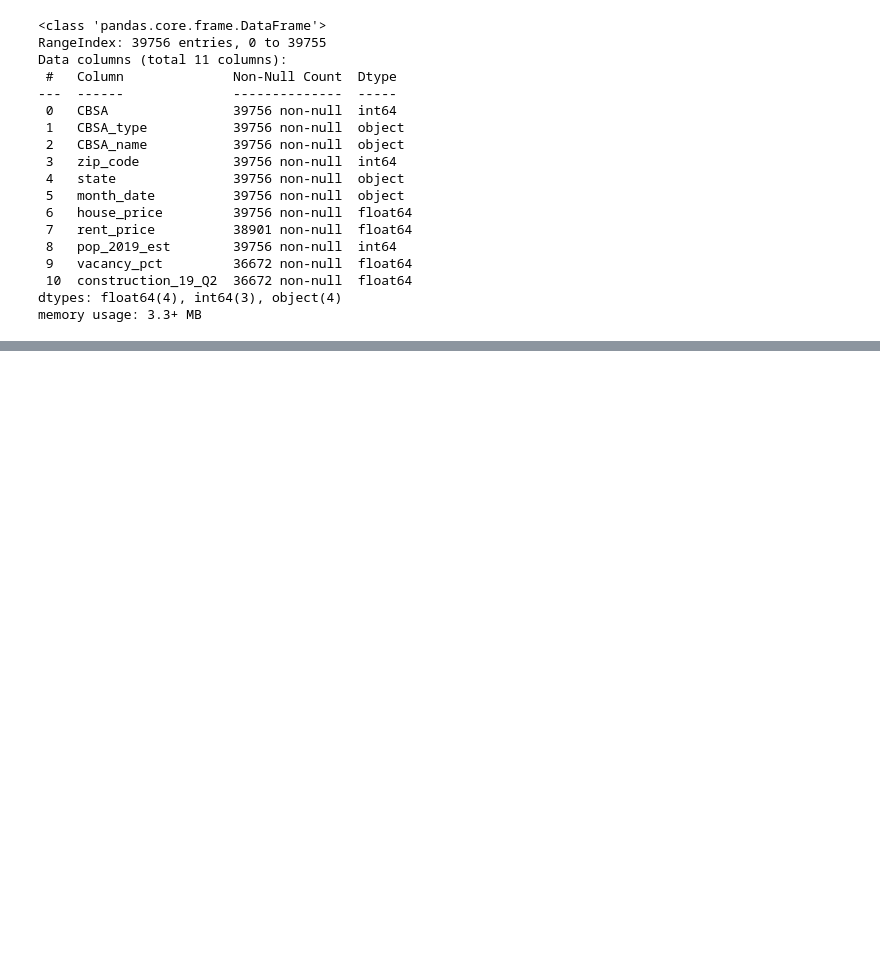
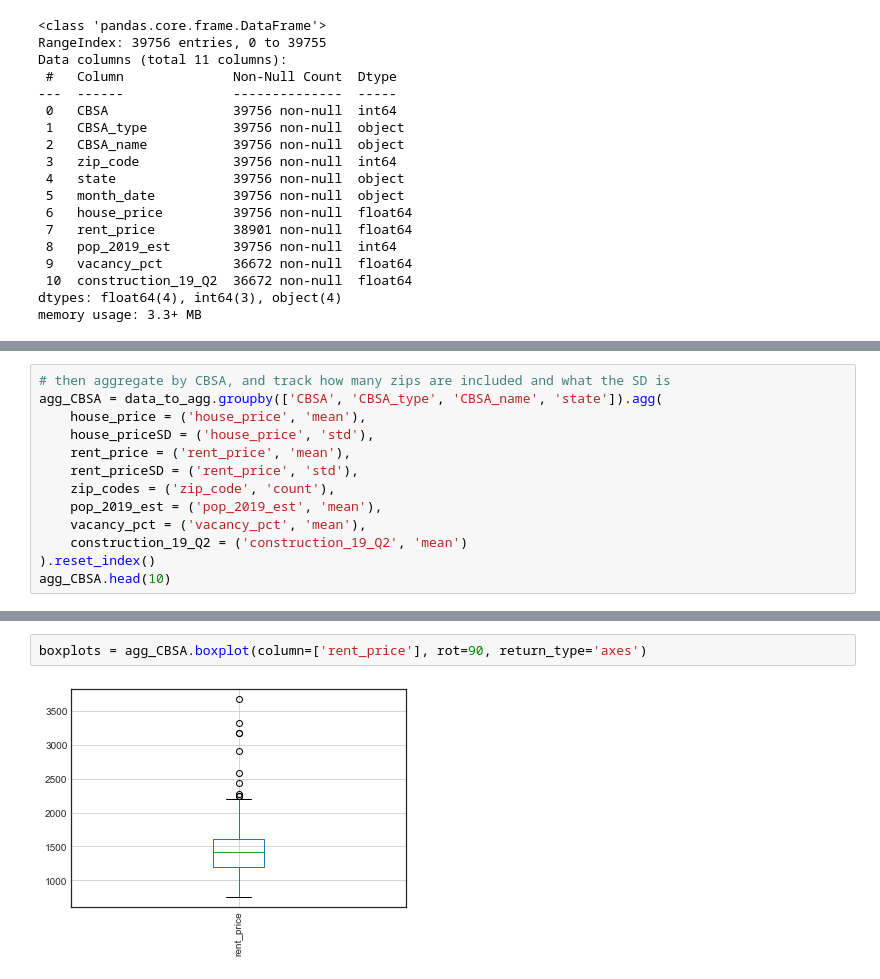
Before and after one commit to paultanger/realty-markets-analyzer, a Jupyter notebook: notebooks/aggregation.ipynb, the cells around one changed output, grey strips where cells are left out. Drawn from its saved outputs; the diff is of its cells as text; blank space fills up the shorter version.

```diff
--- a/notebooks/aggregation.ipynb
+++ b/notebooks/aggregation.ipynb
@@ -126,0 +253,13 @@ agg_zip = data_to_agg.groupby('zip_code')
+# %%
+# then aggregate by CBSA, and track how many zips are included and what the SD is
+agg_CBSA = data_to_agg.groupby(['CBSA', 'CBSA_type', 'CBSA_name', 'state']).agg(
+    house_price = ('house_price', 'mean'),
+    house_priceSD = ('house_price', 'std'),
+    rent_price = ('rent_price', 'mean'),
+    rent_priceSD = ('rent_price', 'std'),
+    zip_codes = ('zip_code', 'count'),
+    pop_2019_est = ('pop_2019_est', 'mean'),
+    vacancy_pct = ('vacancy_pct', 'mean'),
+    construction_19_Q2 = ('construction_19_Q2', 'mean')
+).reset_index()
+agg_CBSA.head(10)
@@ -126,0 +302,4 @@ agg_zip = data_to_agg.groupby('zip_code')
+# %%
+boxplots = agg_CBSA.boxplot(column=['rent_price'], rot=90, return_type='axes')
+# %% [output]
+[figure, added]
```
Also changed, not shown: parts of 31 cells of this notebook, 1 other file.
